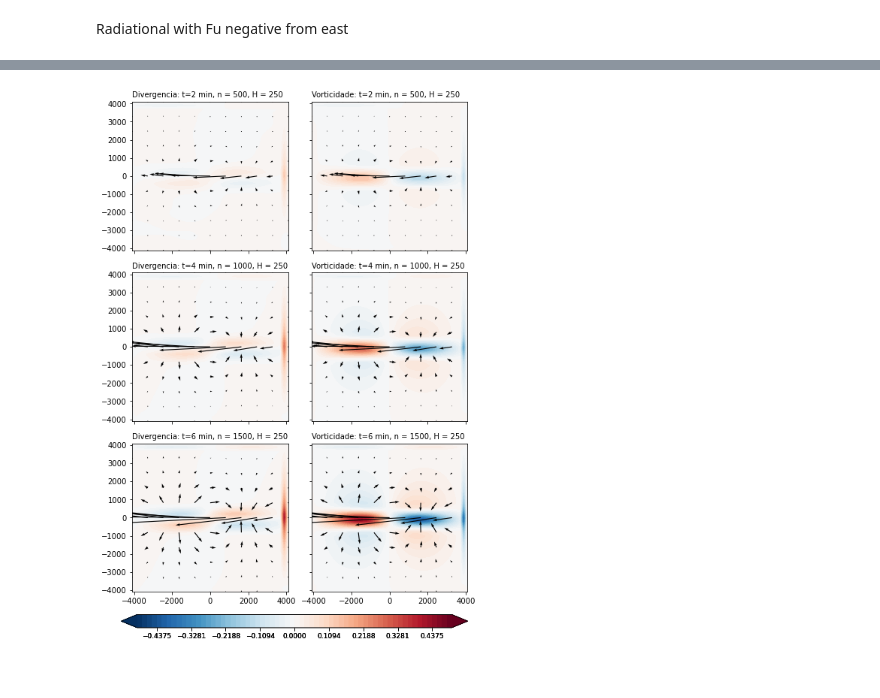
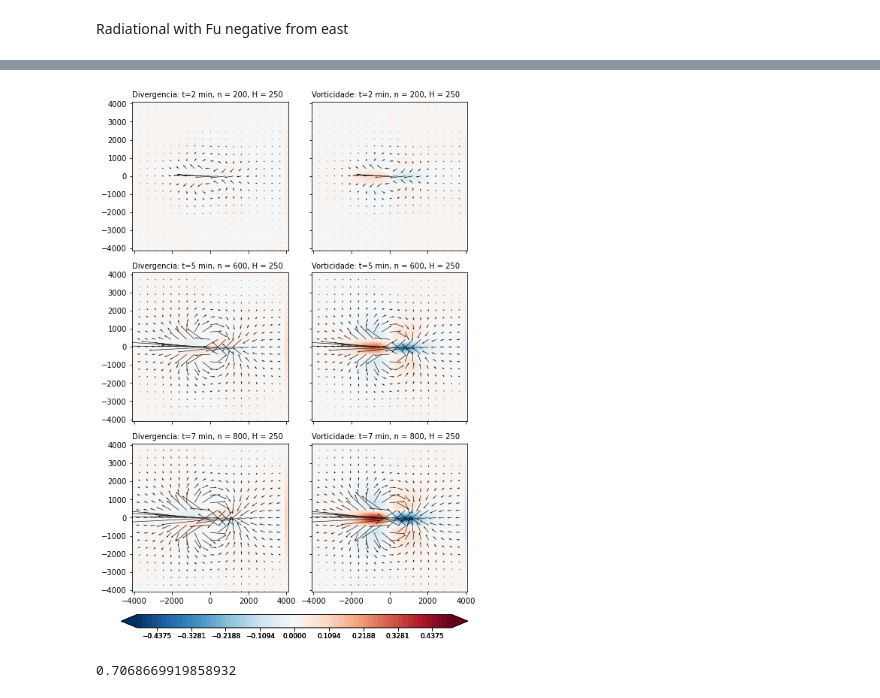
Before and after one commit to adelgadop/Modelagem, a Jupyter notebook: Exercicio_4/Agua_rassa.ipynb, the cells around one changed output, grey strips where cells are left out. Saved outputs shown, nothing was run; the diff lists cells and outputs as text; code cells hidden in the pictures.

```diff
--- a/Exercicio_4/Agua_rassa.ipynb
+++ b/Exercicio_4/Agua_rassa.ipynb
@@ -111,28 +154,25 @@ c = np.sqrt(g*H)
 
 # Three scenarios
 data = {}
+rad = True
 
 # Conditions
-Nx, Ny, dx, dy, Nt, dt, lat, Nrx, Nry  = 40, 40, 100, 100, 2000, 0.25, -20, 10, 4
+Nx, Ny, dx, dy, Nt, dt, lat, Nrx, Nry  = 80, 80, 100, 100, 1000, 0.5, -20, 10, 4
 """
 scen1: f=0
-scen2: f at -20 degrees as lat
+scen2: f at -20 degrees as latitude
 scen3: beta variation between -4000 to 4000
 """
 cenarios = ['scen1', 'scen2', 'scen3']
+rad = True
 
 if c*dt/dx <= 1:
     for cen in cenarios:
         data[cen] = {'u':{}, 'v':{}, 'h':{}, 'div':{}, 'vor':{}}
 
-        scen, x, y, X, Y, u, v, h, Fu, f, beta, div, vor = conditions(cen, lat, Nx, Ny, dx, dy, Nt, Nrx, Nry)
-        # Initial conditions for u, v, & h
-        # --------------------------------
-        u[0, :, :] = 0.
-        v[0, :, :] = 0.
-        h[0, :, :] = 0.
+        scen, x, y, yv, X, Y, u, v, h, Fu, f, beta, div, vor = conditions(cen, lat, Nx, Ny, dx, dy, Nt, Nrx, Nry)
 
-        u, v, h, div, vor = leapfrog(scen, Nx, Ny, Nt, u, v, h, g, dx, dy, dt, H, Fu, f, beta, y, c, div, vor)
+        u, v, h, div, vor = leapfrog(scen, Nx, Ny, Nt, u, v, h, g, dx, dy, dt, H, Fu, f, beta, y, yv, c, div, vor, rad)
         data[cen]['u']   = u
         data[cen]['v']   = v
         data[cen]['h']   = h
@@ -203,7 +260,7 @@ staged_u = np.zeros((Nt+1, Nx+1, Ny+1))
 staged_v = np.zeros((Nt+1, Nx+1, Ny+1))
 
 lvs = list(np.linspace(-.5,.5,2*32+1))
-enes = [500, 1000, 1500]
+enes = [200, 600, 800]
 titles = ['f = 0', 'f em -20°S', 'Beta equatorial']
 scen = 'scen3'
 
@@ -211,35 +268,35 @@ fig, axes = plt.subplots(3,2, figsize=(8,12), sharex=True, sharey=True, gridspec
 # Divergencia
 # -----------
 for ax, n in zip([axes[0,0], axes[1,0], axes[2,0]], enes):
     im = ax.contourf(X, Y, data[scen]['div'][n,:,:], cmap=plt.cm.RdBu_r, levels=lvs, extend='both')
     #cbar = fig.colorbar(im, ax=ax, orientation="vertical")
     u, v = data[scen]['u'], data[scen]['v']
     staged_u[:, :, :] = (u[:, 1:, :] + u[:, :-1, :]) * 0.5
     staged_v[:, :, :] = (v[:, :, 1:] + v[:, :, :-1]) * 0.5
     Q = ax.quiver(X[::4, ::4], Y[::4, ::4], staged_u[n,::4, ::4], staged_v[n,::4, ::4],
         units = "xy", scale = 0.05)
     #qk = ax.quiverkey(Q, 0.9, 0.8, 1000, "0.1 m/s", labelpos = "E", coordinates = "figure")
     ax.set_title("Divergencia: t={:.0f} min, n = {:.0f}, H = {:.0f}".format(dt*n/60, n, H), fontsize=10, loc='left')
     cax = fig.add_axes([.1,.07,0.8,.02]) # left, bottom, width, height
     cbar = fig.colorbar(im, cax=cax, orientation='horizontal') # pad, shrink
     cbar.ax.tick_params(labelsize=9)
 
 # Vorticidade
 # -----------
 for ax, n in zip([axes[0,1], axes[1,1], axes[2,1]], enes):
     im = ax.contourf(X, Y, data[scen]['vor'][n,:,:], cmap=plt.cm.RdBu_r, levels=lvs, extend='both')
     #cbar = fig.colorbar(im, ax=ax, orientation="vertical")
     u, v = data[scen]['u'], data[scen]['v']
     staged_u[:, :, :] = (u[:, 1:, :] + u[:, :-1, :]) * 0.5
     staged_v[:, :, :] = (v[:, :, 1:] + v[:, :, :-1]) * 0.5
     Q = ax.quiver(X[::4, ::4], Y[::4, ::4], staged_u[n,::4, ::4], staged_v[n,::4, ::4],
         units = "xy", scale = 0.05)
     #qk = ax.quiverkey(Q, 0.9, 0.8, 1000, "0.1 m/s", labelpos = "E", coordinates = "figure")
     ax.set_title("Vorticidade: t={:.0f} min, n = {:.0f}, H = {:.0f}".format(dt*n/60, n, H), fontsize=10, loc='left')
 
-fig.savefig("fig/leapfrog_div_vor"+str(H)+"m_"+scen+".png", dpi = 300, bbox_inches='tight', facecolor='w')
+#fig.savefig("fig/leapfrog_div_vor"+str(H)+"m_"+scen+".png", dpi = 300, bbox_inches='tight', facecolor='w')
 # %% [output]
-[figure, old version]
+[figure, new version]
 # %%
 filenames = []
 # plot the line chart
@@ -270,3 +327,7 @@ with imageio.get_writer('gifs/leap_'+str(H)+'m_'+scen+'.gif', mode='I', duration
 # Remove files
 for filename in set(filenames):
     os.remove(filename)
+# %%
+0.35*100/(np.sqrt(g*H))
+# %% [output]
+0.7068669919858932
```
Also changed, not shown: parts of 6 cells of this notebook, 6 other files.
